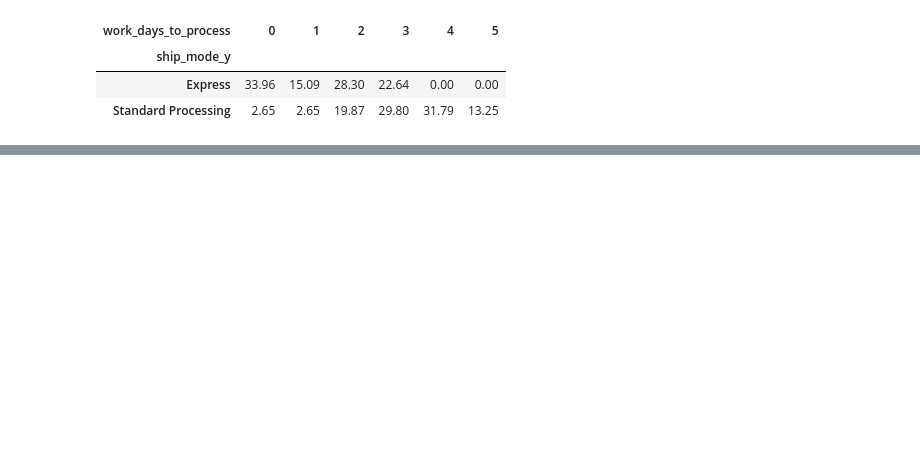
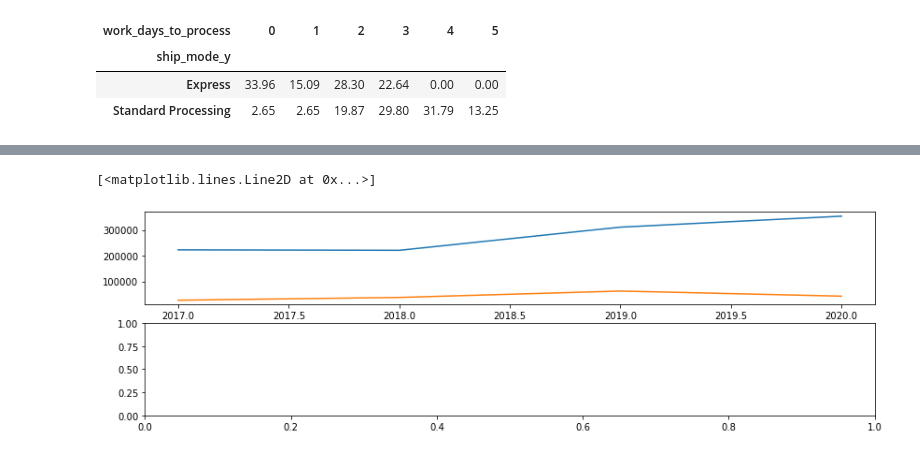
Before and after one commit to EvansWitte/Muesli_EDA, a Jupyter notebook: muesli_company.ipynb, the cells around one changed output, grey strips where cells are left out. Drawn from its saved outputs; the diff is of its cells as text; code cells hidden in the pictures; blank space fills up the shorter version.

```diff
--- a/muesli_company.ipynb
+++ b/muesli_company.ipynb
@@ -125,0 +181,2 @@ pd.crosstab(index=df_intern_final["ship_mode_y"],columns=df_intern_final["work_d
+# %%
+sales_profit["order_date"] = pd.to_datetime(sales_profit["order_date"])
@@ -125,0 +189,3 @@ pd.crosstab(index=df_intern_final["ship_mode_y"],columns=df_intern_final["work_d
+# %%
+sales_profit["year"] = sales_profit["order_date"].dt.year
+sales_profit["month"] = sales_profit["order_date"].dt.month_name()
@@ -125,0 +203,6 @@ pd.crosstab(index=df_intern_final["ship_mode_y"],columns=df_intern_final["work_d
+# %%
+sales_profit["sales"] = sales_profit["sales"].astype('float')
+sales_profit["profit"] = sales_profit["profit"].astype('float')
+
+sales_profit["sales"] = sales_profit["sales"].round(2)
+sales_profit["profit"] = sales_profit["profit"].round(2)
@@ -125,0 +254,2 @@ pd.crosstab(index=df_intern_final["ship_mode_y"],columns=df_intern_final["work_d
+# %%
+sales_profit_2 = sales_profit.groupby(["year"], as_index=False)["sales","profit"].sum()
@@ -125,0 +284,10 @@ pd.crosstab(index=df_intern_final["ship_mode_y"],columns=df_intern_final["work_d
+# %%
+
+fig, ax = plt.subplots(2, figsize=(14,4)) # is equivalent to (2,1)
+
+# Call plot() method on the appropriate object
+ax[0].plot(sales_profit_2['year'], sales_profit_2['sales'])
+ax[0].plot(sales_profit_2['year'], sales_profit_2['profit'])
+# %% [output]
+[<matplotlib.lines.Line2D at 0x...>]
+[figure, added]
```
Also changed, not shown: parts of 40 cells of this notebook.
